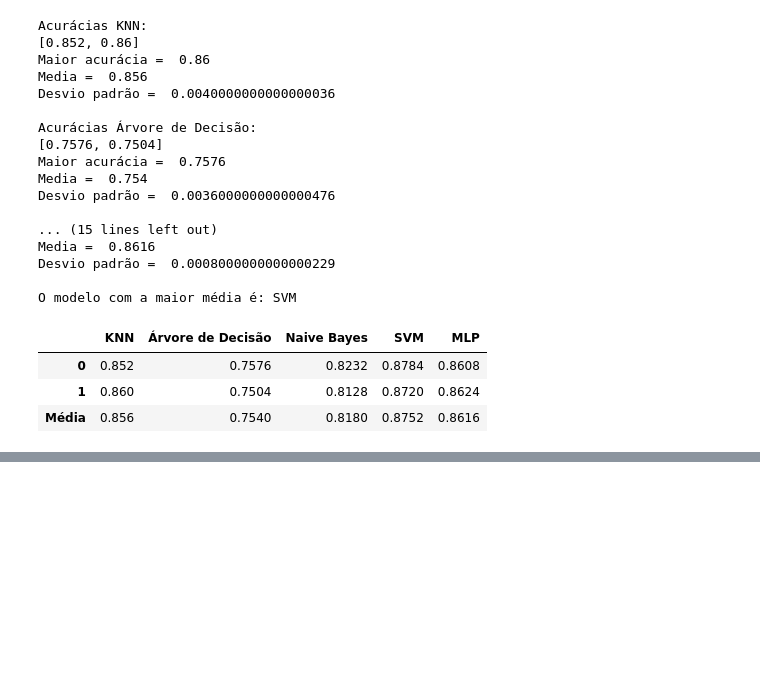
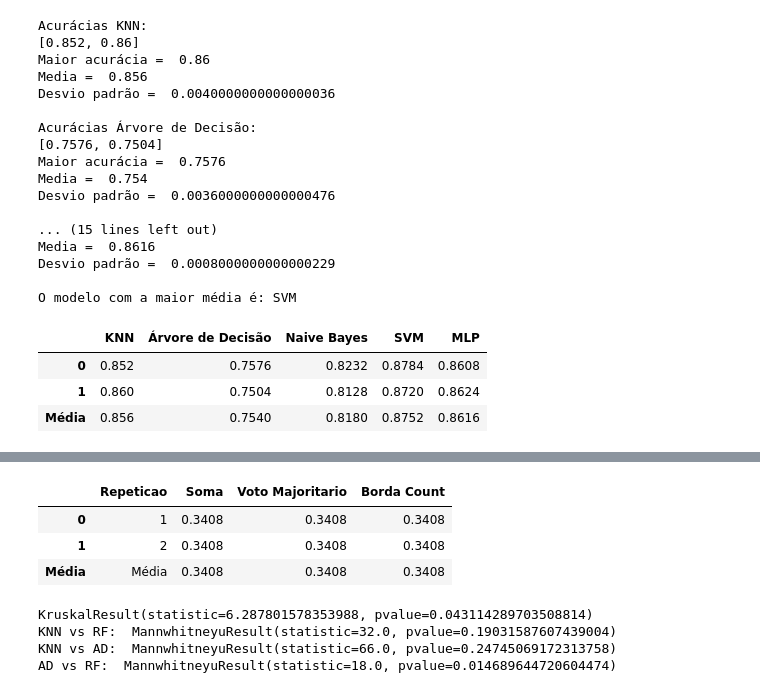
Before and after one commit to brunomaion/TrabAM, a Jupyter notebook: novo.ipynb, the cells around one changed output, grey strips where cells are left out. Saved outputs shown, nothing was run; the diff lists cells and outputs as text; code cells hidden in the pictures; blank space fills up the shorter version.

```diff
--- a/novo.ipynb
+++ b/novo.ipynb
@@ -502,0 +574,55 @@ print((proba_por_instancia)[0:2])
+# %%
+loop = len(accSomaVetor)  # Obtenha o tamanho da lista
+
+# Crie um DataFrame com as informações
+data = {
+    'Repeticao': list(range(1, loop + 1)),
+    'Soma': accSomaVetor,
+    'Voto Majoritario': accSomaVetor,
+    'Borda Count': accSomaVetor
+}
+
+dfVotos = pd.DataFrame(data)
+
+medias = {
+    'Repeticao': 'Média',
+    'Soma': np.mean(accSomaVetor),
+    'Voto Majoritario': np.mean(accSomaVetor),
+    'Borda Count': np.mean(accSomaVetor)
+}
+
+# Calcule as médias das acurácias e adicione à última linha do DataFrame
+dfMedias = pd.DataFrame(medias, index=['Média'])
+dfVotos = pd.concat([dfVotos, dfMedias])
+
+
+# Imprima o DataFrame
+display(dfVotos)
+dfVotos.to_csv("Votos.csv", sep=';', encoding = "latin-1")
+# %% [output]
+|  | Repeticao | Soma | Voto Majoritario | Borda Count |
+| 0 | 1 | 0.3408 | 0.3408 | 0.3408 |
+| 1 | 2 | 0.3408 | 0.3408 | 0.3408 |
+| Média | Média | 0.3408 | 0.3408 | 0.3408 |
+# %%
+#KRUSKAL E mannwhitneyu
+KNN = [7, 14, 14, 13, 12, 9, 6, 14, 12, 8]
+RF = [15, 17, 13, 15, 15, 13, 9, 12, 10, 8]
+AD = [6, 8, 8, 9, 5, 14, 13, 8, 10, 9]
+from scipy import stats
+print(stats.kruskal(KNN, RF, AD))
+from scipy.stats import mannwhitneyu
+p = mannwhitneyu(KNN, RF, method="exact",alternative="two-sided")
+
+
+
+print("KNN vs RF: ",p)
+p = mannwhitneyu(KNN, AD, method="exact",alternative="two-sided")
+print("KNN vs AD: ",p)
+p = mannwhitneyu(AD, RF, method="exact",alternative="two-sided")
+print("AD vs RF: ",p)
+# %% [output]
+KruskalResult(statistic=6.287801578353988, pvalue=0.043114289703508814)
+KNN vs RF:  MannwhitneyuResult(statistic=32.0, pvalue=0.19031587607439004)
+KNN vs AD:  MannwhitneyuResult(statistic=66.0, pvalue=0.24745069172313758)
+AD vs RF:  MannwhitneyuResult(statistic=18.0, pvalue=0.014689644720604474)
```
Also changed, not shown: parts of 4 cells of this notebook.
